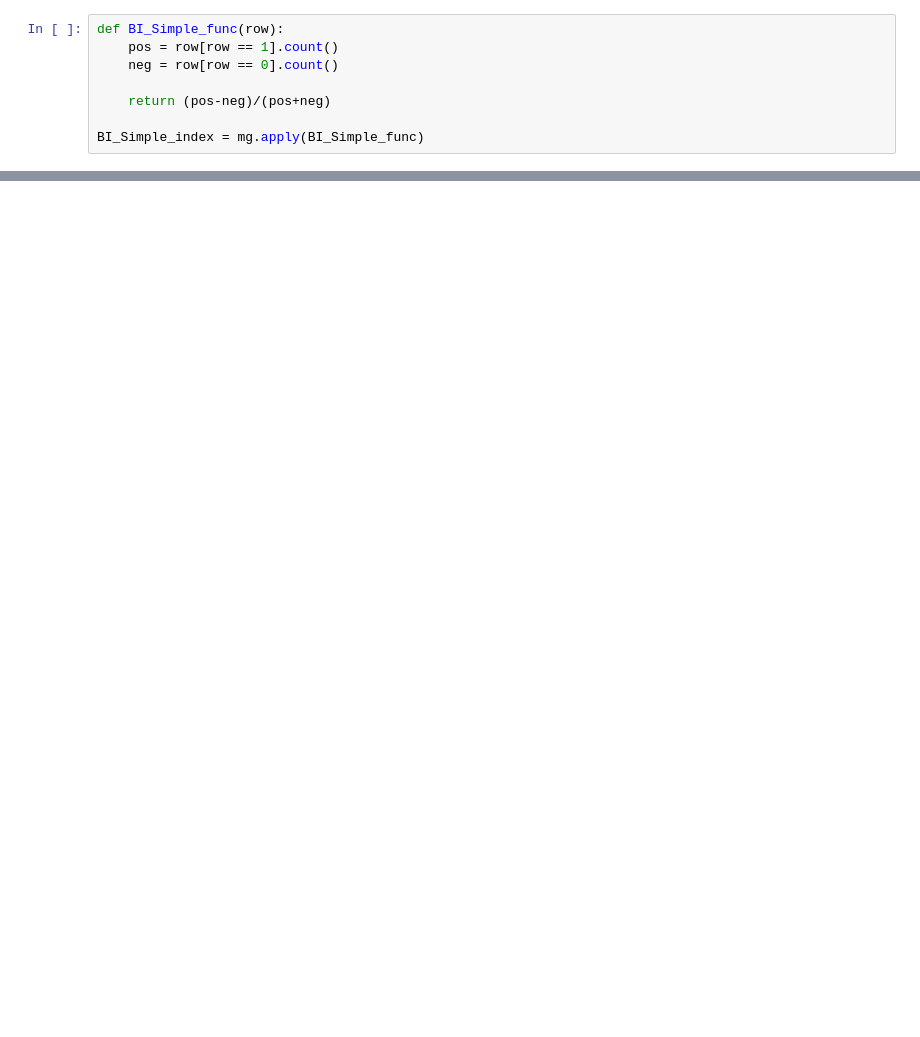
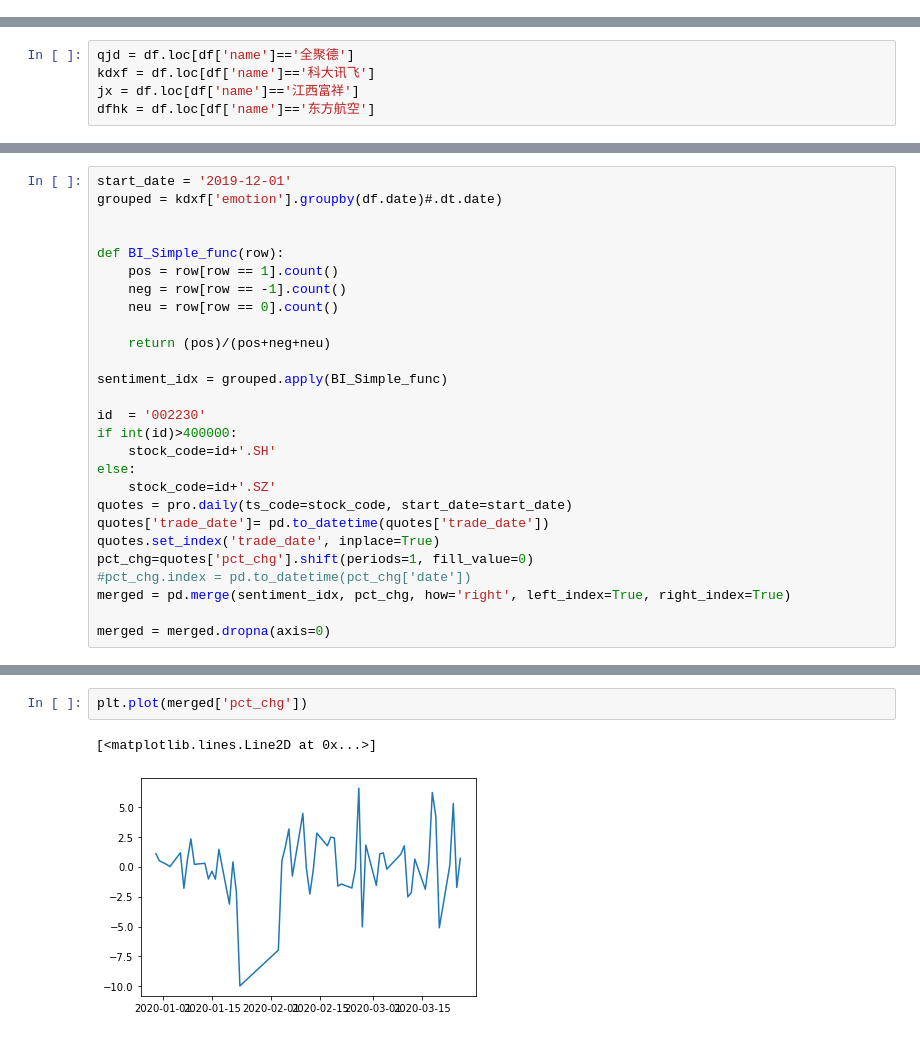
Before and after one commit to Yufei-Z/apply-NLP-in-Chinese-Stocks-Prediction, a Jupyter notebook: Untitled2.ipynb, the cells around one changed output, grey strips where cells are left out. Saved outputs shown, nothing was run; the diff lists cells and outputs as text; blank space fills up the shorter version.

```diff
--- a/Untitled2.ipynb
+++ b/Untitled2.ipynb
@@ -246,8 +0,0 @@ mg = m['p'].groupby(m['created_time'])
-# %%
-def BI_Simple_func(row):
-    pos = row[row == 1].count()
-    neg = row[row == 0].count()
-
-    return (pos-neg)/(pos+neg)
-
-BI_Simple_index = mg.apply(BI_Simple_func)
@@ -700,0 +10,5 @@ ndf.iloc[310000:].to_csv('test2.txt',sep='\t',index=False,header=0)
+# %%
+qjd = df.loc[df['name']=='全聚德']
+kdxf = df.loc[df['name']=='科大讯飞']
+jx = df.loc[df['name']=='江西富祥']
+dfhk = df.loc[df['name']=='东方航空']
@@ -700,0 +215,27 @@ ndf.iloc[310000:].to_csv('test2.txt',sep='\t',index=False,header=0)
+# %%
+start_date = '2019-12-01'
+grouped = kdxf['emotion'].groupby(df.date)#.dt.date)
+
+
+def BI_Simple_func(row):
+    pos = row[row == 1].count()
+    neg = row[row == -1].count()
+    neu = row[row == 0].count()
+
+    return (pos)/(pos+neg+neu)
+
+sentiment_idx = grouped.apply(BI_Simple_func)
+
+id  = '002230'
+if int(id)>400000:
+    stock_code=id+'.SH'
+else:
+    stock_code=id+'.SZ'
+quotes = pro.daily(ts_code=stock_code, start_date=start_date)
+quotes['trade_date']= pd.to_datetime(quotes['trade_date'])
+quotes.set_index('trade_date', inplace=True)
+pct_chg=quotes['pct_chg'].shift(periods=1, fill_value=0)
+#pct_chg.index = pd.to_datetime(pct_chg['date'])
+merged = pd.merge(sentiment_idx, pct_chg, how='right', left_index=True, right_index=True)
+
+merged = merged.dropna(axis=0)
@@ -700,0 +274,5 @@ ndf.iloc[310000:].to_csv('test2.txt',sep='\t',index=False,header=0)
+# %%
+plt.plot(merged['pct_chg'])
+# %% [output]
+[<matplotlib.lines.Line2D at 0x...>]
+[figure, added]
```
Also changed, not shown: parts of 73 cells of this notebook.
